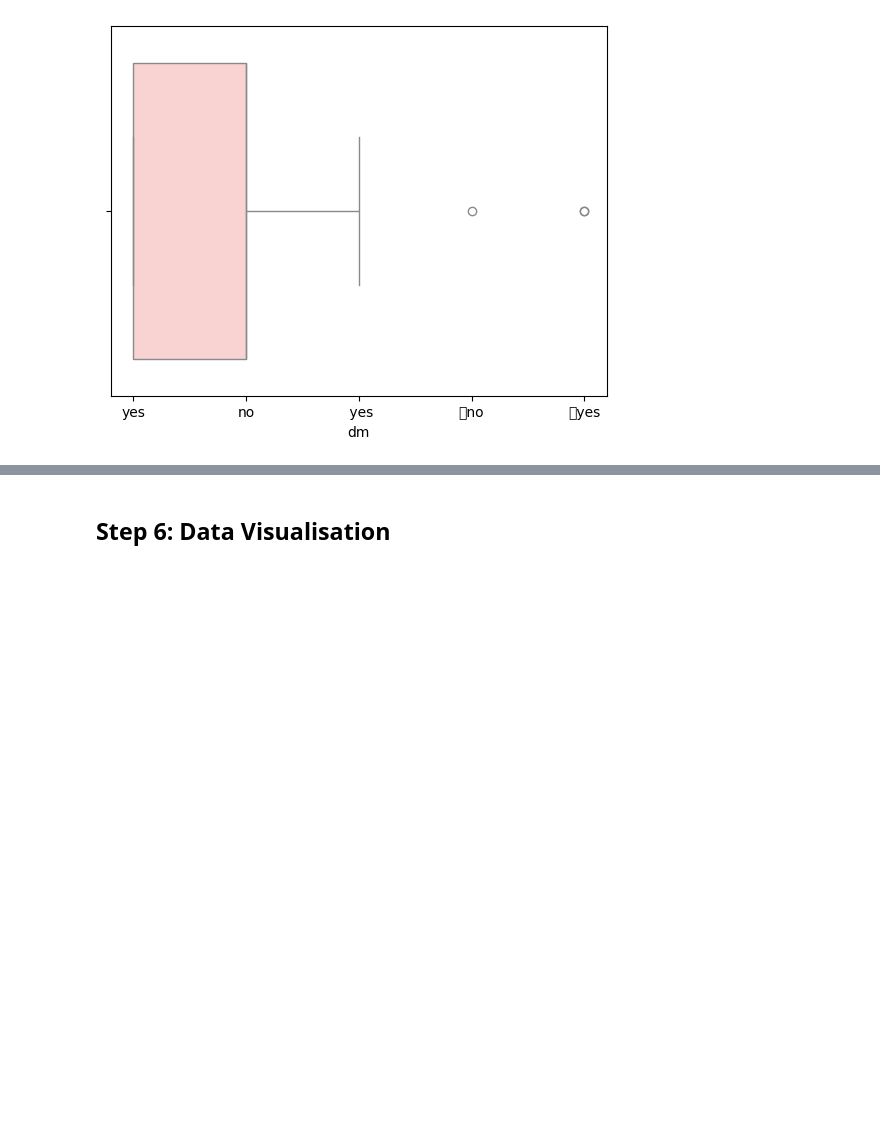
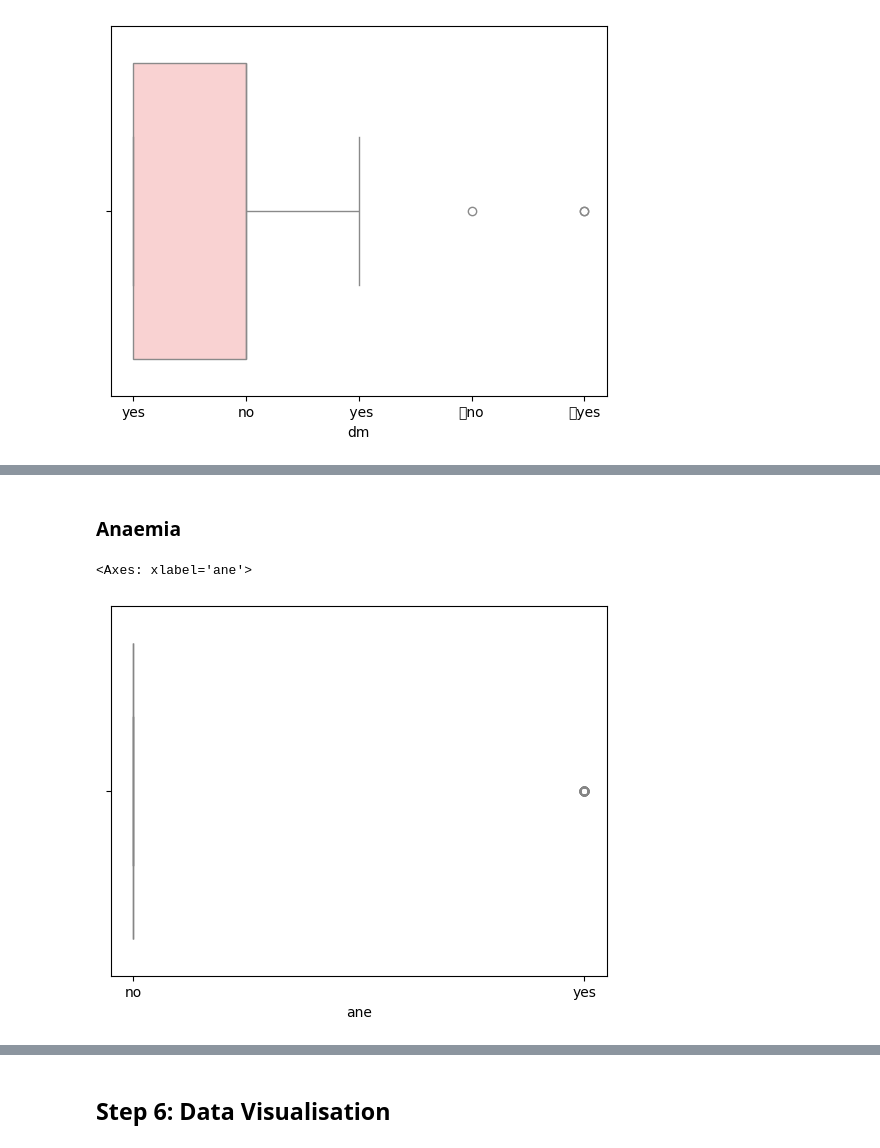
Before and after one commit to SimranS22/Kidney-Disease-Prediction-Model, a Jupyter notebook: Notebook/Kidney-disease-prediction-model.ipynb, the cells around one changed output, grey strips where cells are left out. Cells and saved outputs as stored; diff of their text form; code cells hidden in the pictures; blank space fills up the shorter version.

```diff
--- a/Notebook/Kidney-disease-prediction-model.ipynb
+++ b/Notebook/Kidney-disease-prediction-model.ipynb
@@ -298,0 +320,7 @@ sns.boxplot(x = 'dm', data=df, color='#ffcccc')
+# %% [markdown]
+### Anaemia
+# %%
+sns.boxplot(x = 'ane', data=df, color='Pink')
+# %% [output]
+<Axes: xlabel='ane'>
+[figure, added]
```
Also changed, not shown: parts of 8 cells of this notebook.
